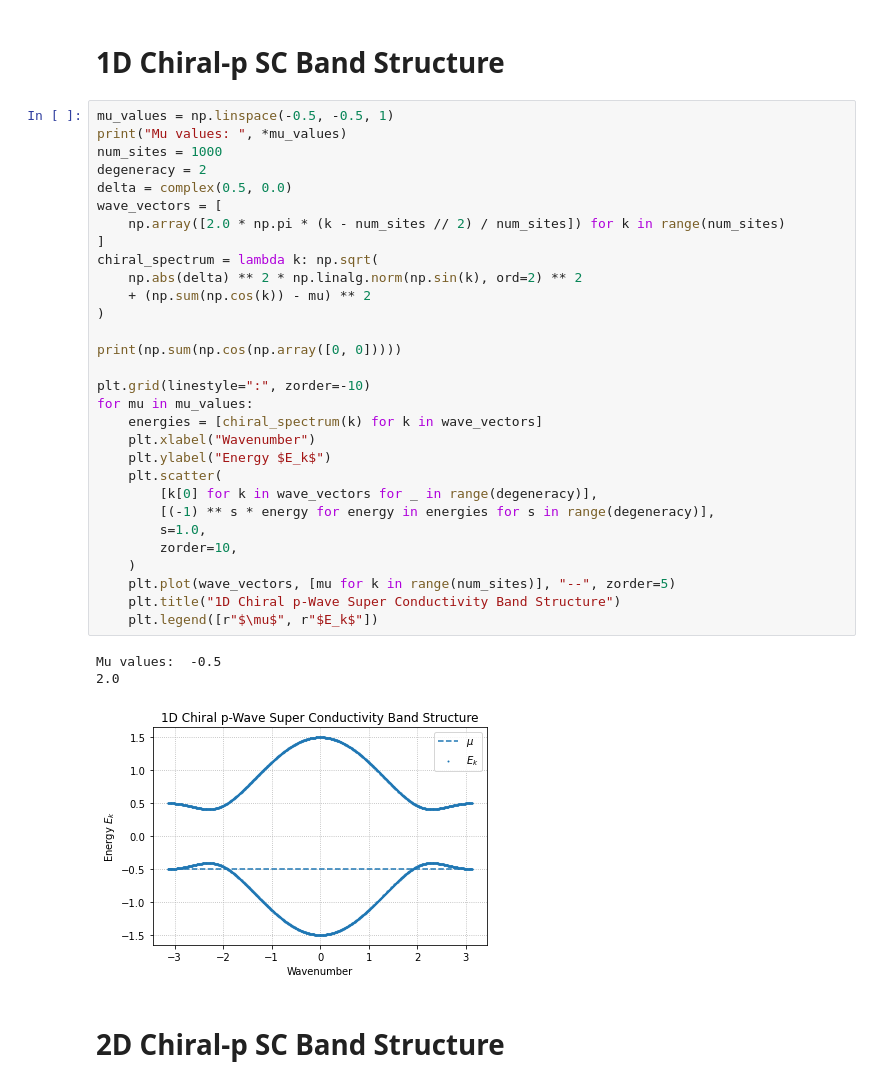
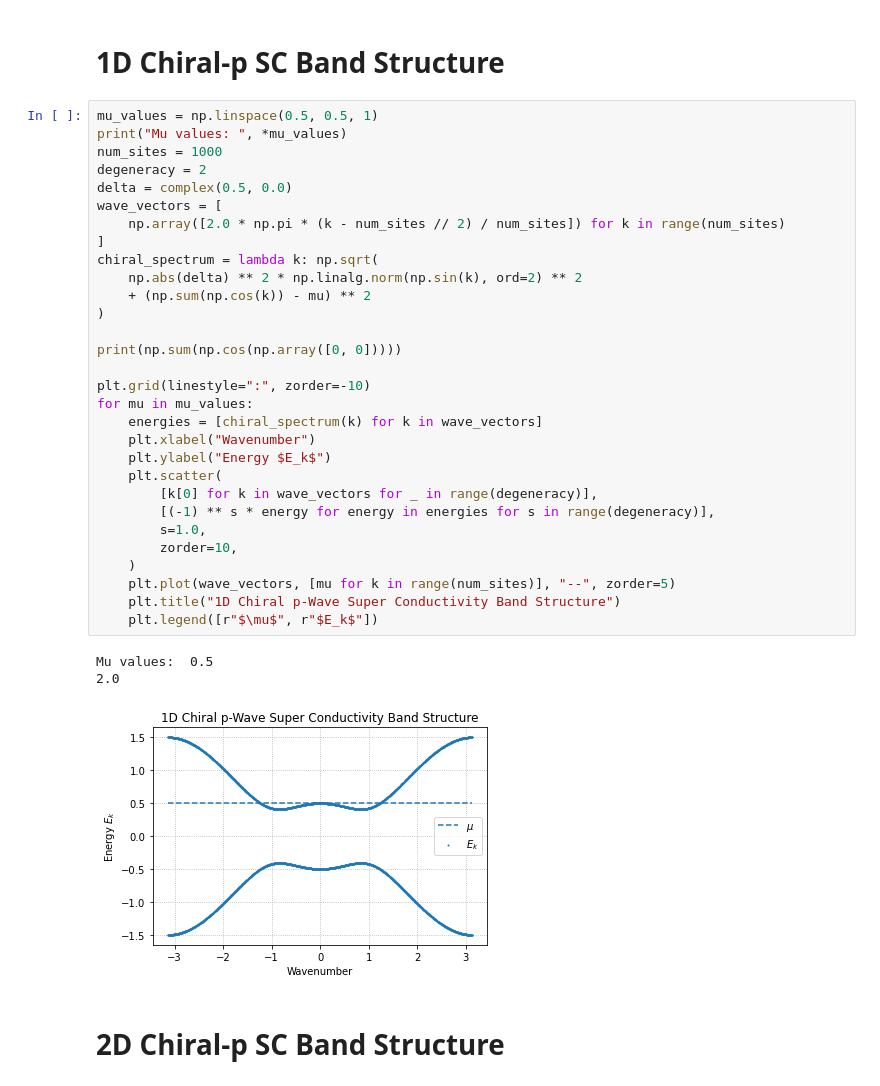
Before and after one commit to isschoch/chiral-p-wave-on-buckyball-geometry, a Jupyter notebook: k_space_sim.ipynb, the cells around one changed output. Drawn from its saved outputs; the diff is of its cells as text.

```diff
--- a/k_space_sim.ipynb
+++ b/k_space_sim.ipynb
@@ -6,39 +6,39 @@ import scipy.linalg
 # %% [markdown]
 # 1D Chiral-p SC Band Structure
 # %%
-mu_values = np.linspace(-0.5, -0.5, 1)
+mu_values = np.linspace(0.5, 0.5, 1)
 print("Mu values: ", *mu_values)
 num_sites = 1000
 degeneracy = 2
 delta = complex(0.5, 0.0)
 wave_vectors = [
     np.array([2.0 * np.pi * (k - num_sites // 2) / num_sites]) for k in range(num_sites)
 ]
 chiral_spectrum = lambda k: np.sqrt(
     np.abs(delta) ** 2 * np.linalg.norm(np.sin(k), ord=2) ** 2
     + (np.sum(np.cos(k)) - mu) ** 2
 )
 
 print(np.sum(np.cos(np.array([0, 0]))))
 
 plt.grid(linestyle=":", zorder=-10)
 for mu in mu_values:
     energies = [chiral_spectrum(k) for k in wave_vectors]
     plt.xlabel("Wavenumber")
     plt.ylabel("Energy $E_k$")
     plt.scatter(
         [k[0] for k in wave_vectors for _ in range(degeneracy)],
         [(-1) ** s * energy for energy in energies for s in range(degeneracy)],
         s=1.0,
         zorder=10,
     )
     plt.plot(wave_vectors, [mu for k in range(num_sites)], "--", zorder=5)
     plt.title("1D Chiral p-Wave Super Conductivity Band Structure")
     plt.legend([r"$\mu$", r"$E_k$"])
 # %% [output]
-Mu values:  -0.5
+Mu values:  0.5
 2.0
-[figure, old version]
+[figure, new version]
 # %% [markdown]
 # 2D Chiral-p SC Band Structure
 # %%
```
Also changed, not shown: parts of 2 cells of this notebook, 5 other files.
